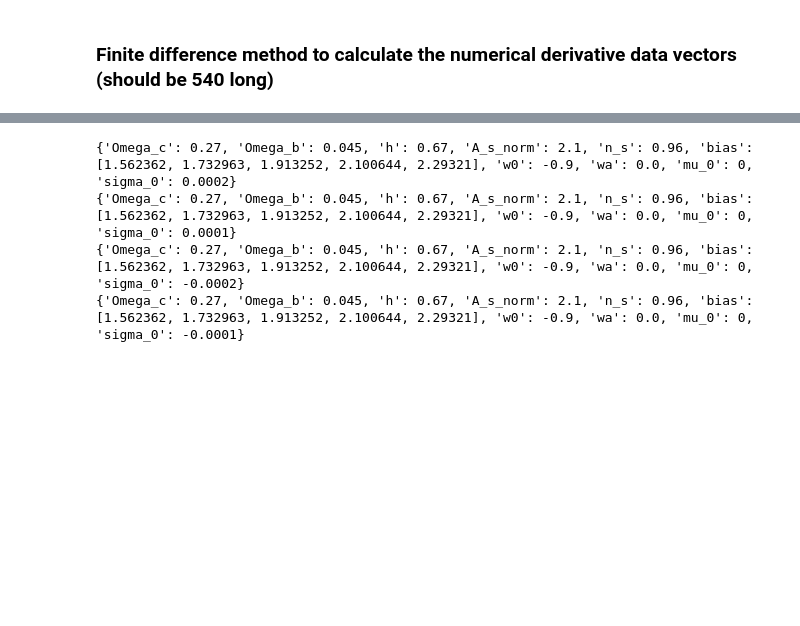
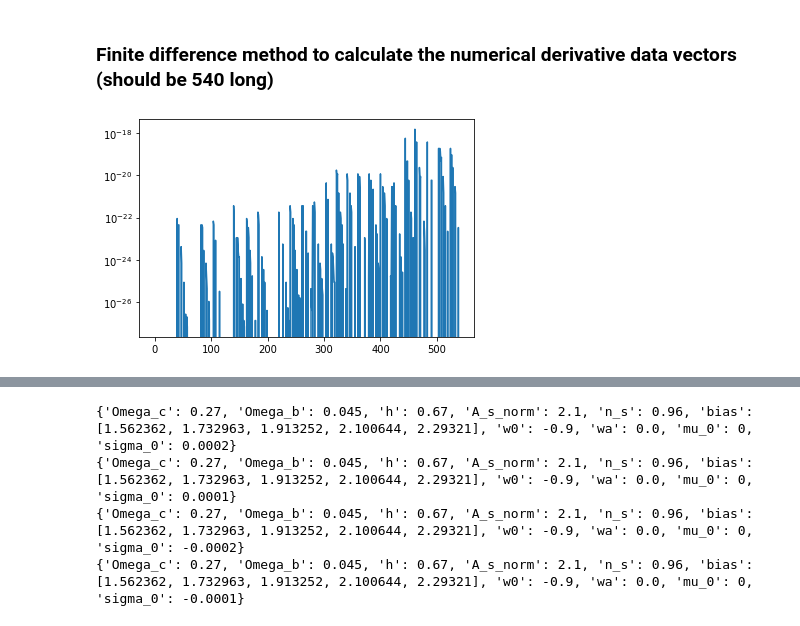
Before and after one commit to OSmotherly/LSST_mg_scale_forecasting, a Jupyter notebook: data_vector_function_multiple_bias_wa.ipynb, the cells around one changed output, grey strips where cells are left out. Cells and saved outputs as stored; diff of their text form; code cells hidden in the pictures; blank space fills up the shorter version.

```diff
--- a/data_vector_function_multiple_bias_wa.ipynb
+++ b/data_vector_function_multiple_bias_wa.ipynb
@@ -270 +372,11 @@ def numerical_deriv(param,h):
     return parameter_deriv_vector
+# %%
+ia_bias_1_deriv = numerical_deriv('ia_bias_1', 0.01)
+
+plt.plot(ia_bias_1_deriv)
+
+plt.yscale('log')
+
+plt.show()
+# %% [output]
+[figure, added]
```
Also changed, not shown: parts of 30 cells of this notebook.
